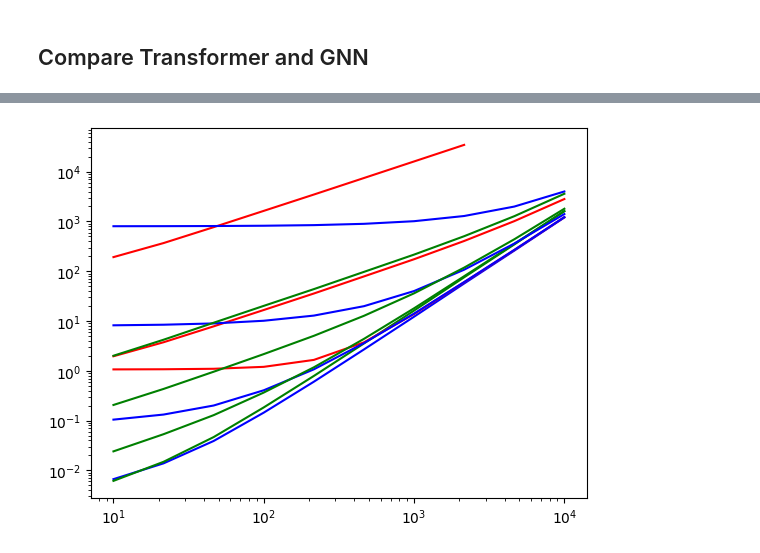
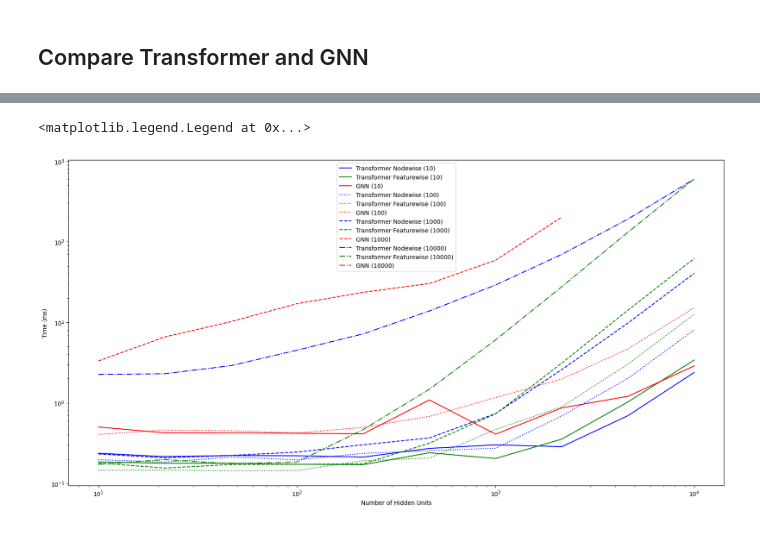
Before and after one commit to murnanedaniel/GNN-as-Transformer-as-GNN, a Jupyter notebook: 2-PerformanceComparison.ipynb, the cells around one changed output, grey strips where cells are left out. Saved outputs shown, nothing was run; the diff lists cells and outputs as text; code cells hidden in the pictures.

```diff
--- a/2-PerformanceComparison.ipynb
+++ b/2-PerformanceComparison.ipynb
@@ -195,18 +180,18 @@ nums_hidden = []
 timings = []
 memorys = []
 
-for num_nodes in np.logspace(1, 4, num=10, base=10):
+for num_nodes in tqdm(np.logspace(1, 4, num=10, base=10)):
     for num_hidden in np.logspace(1, 4, num=10, base=10):
-        print("-------\n", "N:", int(num_nodes), "H:", int(num_hidden))
+        # print("-------\n", "N:", int(num_nodes), "H:", int(num_hidden))
         nums_hidden.append(num_hidden)
         nums_nodes.append(num_nodes)
         try:
             timing, memory = run_gnn_update(int(num_nodes), int(num_hidden), batch_size, attention_heads, num_iters)
             timings.append(timing)
             memorys.append(memory)
-            print(timing, "ms", memory, "MB")
+            # print(timing, "ms", memory, "MB")
         except:
-            print("OOM!")
+            # print("OOM!")
             timings.append(np.nan)
             memorys.append(np.nan)
 
@@ -245,0 +222,19 @@ def plot_df(df):
+# %%
+plt.figure(figsize=(20, 10))
+
+# for num_nodes in [10, 100, 1000, 10000]:
+#     plt.plot(tran1_df[tran1_df.num_nodes == num_nodes].num_hidden, tran1_df[tran1_df.num_nodes == num_nodes].memory, c="b", label="Transformer Nodewise")
+#     plt.plot(tran2_df[tran2_df.num_nodes == num_nodes].num_hidden, tran2_df[tran2_df.num_nodes == num_nodes].memory, c="g", label="Transformer Featurewise")
+#     plt.plot(gnn_df[gnn_df.num_nodes == num_nodes].num_hidden, gnn_df[gnn_df.num_nodes == num_nodes].memory, c="r", label="GNN")
+
+# do the above, but with different dotted lines for each line
+for num_nodes in zip([10, 100, 1000, 10000], ["solid", "dotted", "dashed", "dashdot"]):
+    plt.plot(tran1_df[tran1_df.num_nodes == num_nodes[0]].num_hidden, tran1_df[tran1_df.num_nodes == num_nodes[0]].memory, c="b", label=f"Transformer Nodewise ({num_nodes[0]})", linestyle=num_nodes[1])
+    plt.plot(tran2_df[tran2_df.num_nodes == num_nodes[0]].num_hidden, tran2_df[tran2_df.num_nodes == num_nodes[0]].memory, c="g", label=f"Transformer Featurewise ({num_nodes[0]})", linestyle=num_nodes[1])
+    plt.plot(gnn_df[gnn_df.num_nodes == num_nodes[0]].num_hidden, gnn_df[gnn_df.num_nodes == num_nodes[0]].memory, c="r", label=f"GNN ({num_nodes[0]})", linestyle=num_nodes[1])
+plt.yscale("log")
+plt.xscale("log")
+
+plt.xlabel("Number of Hidden Units")
+plt.ylabel("Memory (MB)")
+plt.legend()
@@ -246,10 +244,21 @@ def plot_df(df):
 # %%
-for num_nodes in [10, 100, 1000, 10000]:
-    plt.plot(tran1_df[tran1_df.num_nodes == num_nodes].num_hidden, tran1_df[tran1_df.num_nodes == num_nodes].memory, c="b")
-    plt.plot(tran2_df[tran2_df.num_nodes == num_nodes].num_hidden, tran2_df[tran2_df.num_nodes == num_nodes].memory, c="g")
-    plt.plot(gnn_df[gnn_df.num_nodes == num_nodes].num_hidden, gnn_df[gnn_df.num_nodes == num_nodes].memory, c="r")
+# for num_nodes in [10, 100, 1000, 10000]:
+#     plt.plot(tran1_df[tran1_df.num_nodes == num_nodes].num_hidden, tran1_df[tran1_df.num_nodes == num_nodes].timing, c="b")
+#     plt.plot(tran2_df[tran2_df.num_nodes == num_nodes].num_hidden, tran2_df[tran2_df.num_nodes == num_nodes].timing, c="g")
+#     plt.plot(gnn_df[gnn_df.num_nodes == num_nodes].num_hidden, gnn_df[gnn_df.num_nodes == num_nodes].timing, c="r")
+
+plt.figure(figsize=(20, 10))
+for num_nodes in zip([10, 100, 1000, 10000], ["solid", "dotted", "dashed", "dashdot"]):
+    plt.plot(tran1_df[tran1_df.num_nodes == num_nodes[0]].num_hidden, tran1_df[tran1_df.num_nodes == num_nodes[0]].timing, c="b", label=f"Transformer Nodewise ({num_nodes[0]})", linestyle=num_nodes[1])
+    plt.plot(tran2_df[tran2_df.num_nodes == num_nodes[0]].num_hidden, tran2_df[tran2_df.num_nodes == num_nodes[0]].timing, c="g", label=f"Transformer Featurewise ({num_nodes[0]})", linestyle=num_nodes[1])
+    plt.plot(gnn_df[gnn_df.num_nodes == num_nodes[0]].num_hidden, gnn_df[gnn_df.num_nodes == num_nodes[0]].timing, c="r", label=f"GNN ({num_nodes[0]})", linestyle=num_nodes[1])
 
 plt.yscale("log")
 plt.xscale("log")
+
+plt.xlabel("Number of Hidden Units")
+plt.ylabel("Time (ms)")
+plt.legend()
 # %% [output]
+<matplotlib.legend.Legend at 0x...>
-[figure, old version]
+[figure, new version]
```
Also changed, not shown: parts of 10 cells of this notebook, 4 other files.
